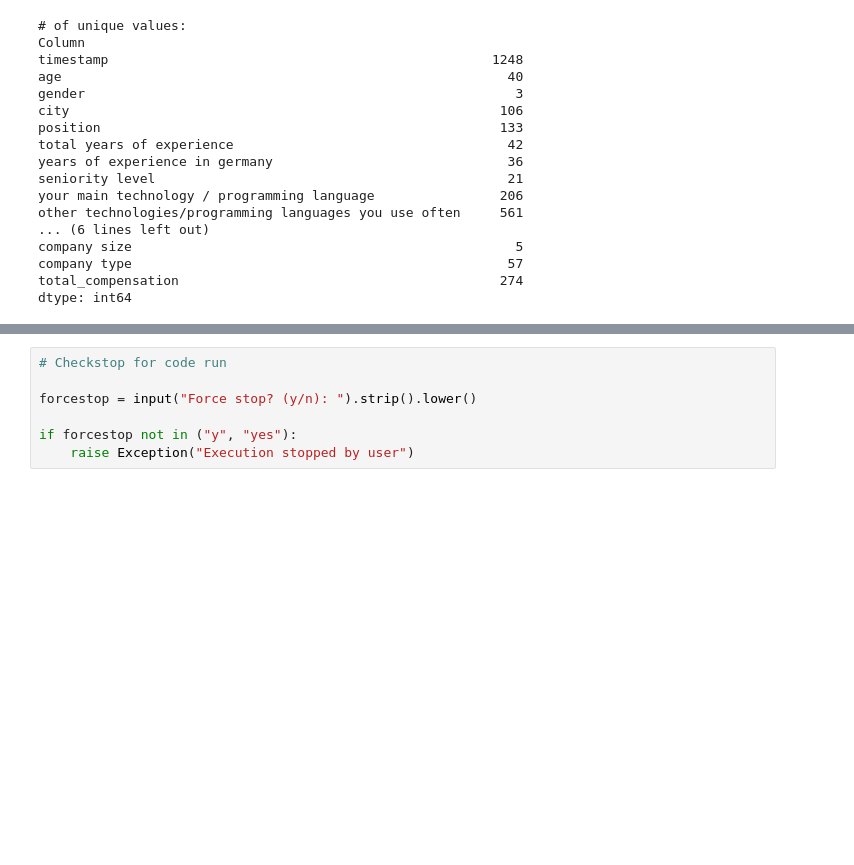
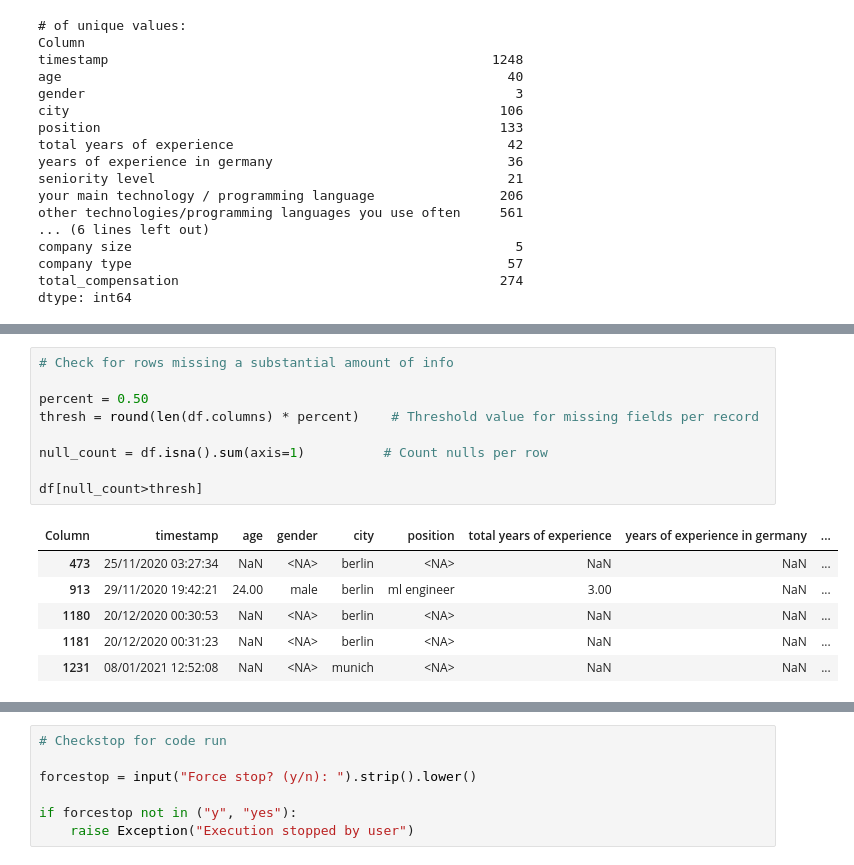
Before and after one commit to AkeemSemperDataScience/3950-assignment-2-mlsiebold, a Jupyter notebook: START_Asn_2.ipynb, the cells around one changed output, grey strips where cells are left out. Saved outputs shown, nothing was run; the diff lists cells and outputs as text; blank space fills up the shorter version.

```diff
--- a/START_Asn_2.ipynb
+++ b/START_Asn_2.ipynb
@@ -345,0 +338,16 @@ dtype: int64
+# %%
+# Check for rows missing a substantial amount of info
+
+percent = 0.50
+thresh = round(len(df.columns) * percent)    # Threshold value for missing fields per record
+
+null_count = df.isna().sum(axis=1)          # Count nulls per row
+
+df[null_count>thresh]
+# %% [output]
+| Column | timestamp | age | gender | city | position | total years of experience | years of experience in germany | ... |
+| 473 | 25/11/2020 03:27:34 | NaN | <NA> | berlin | <NA> | NaN | NaN | ... |
+| 913 | 29/11/2020 19:42:21 | 24.00 | male | berlin | ml engineer | 3.00 | NaN | ... |
+| 1180 | 20/12/2020 00:30:53 | NaN | <NA> | berlin | <NA> | NaN | NaN | ... |
+| 1181 | 20/12/2020 00:31:23 | NaN | <NA> | berlin | <NA> | NaN | NaN | ... |
+| 1231 | 08/01/2021 12:52:08 | NaN | <NA> | munich | <NA> | NaN | NaN | ... |
```
Also changed, not shown: parts of 18 cells of this notebook, 1 other file.
